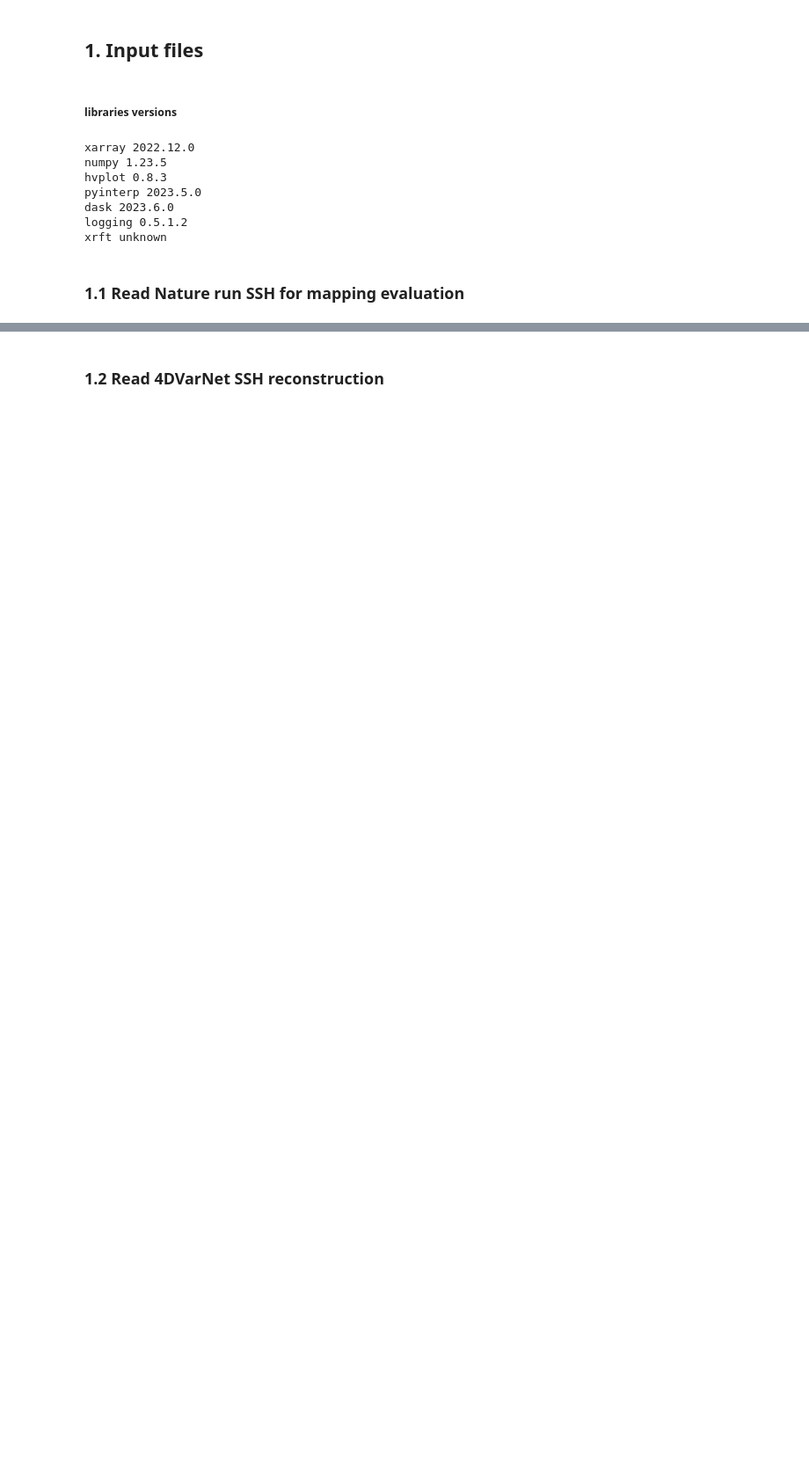
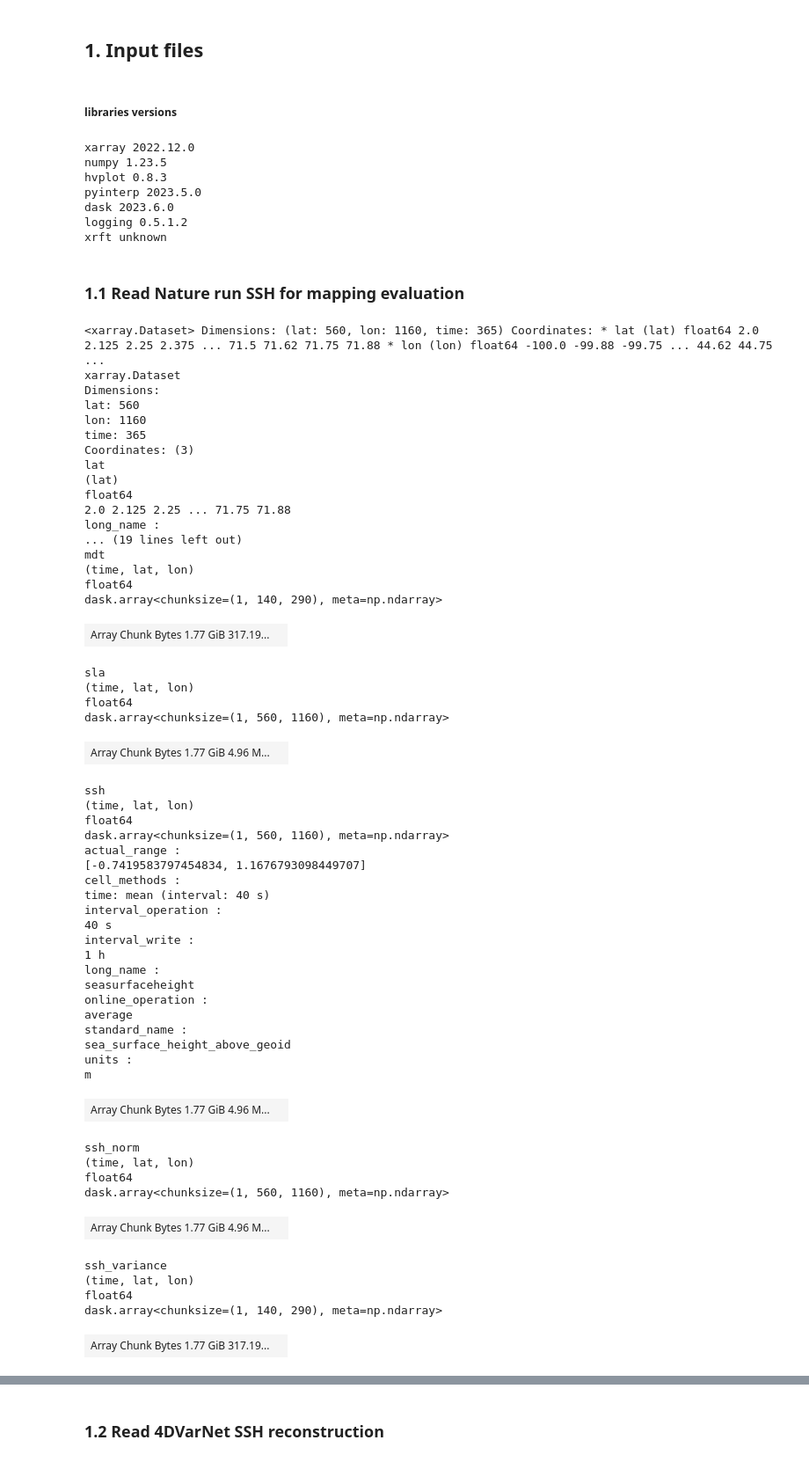
Before and after one commit to ocean-data-challenges/2023_SSH_mapping_train_eNATL60_test_NATL60-, a Jupyter notebook: notebooks/eval_4dvarnet.ipynb, the cells around one changed output, grey strips where cells are left out. Shown at 88% size. Drawn from its saved outputs; the diff is of its cells as text; code cells hidden in the pictures; blank space fills up the shorter version.

```diff
--- a/notebooks/eval_4dvarnet.ipynb
+++ b/notebooks/eval_4dvarnet.ipynb
@@ -57,3 +57,60 @@ if not os.path.exists('../ds_ref/ds_ref_1_8.nc'):
     !wget -O ../ds_ref/ds_ref_1_8.nc https://s3.eu-central-1.wasabisys.com/melody/data_challenge_Daniel_Guillaume/public/dc_ref/eNATL60-BLB002-daily-reg-1_8.nc
 ds_ref = xr.open_dataset('../ds_ref/ds_ref_1_8.nc')
 ds_ref
+# %%
+ds_ref
+# %% [output]
+<xarray.Dataset> Dimensions: (lat: 560, lon: 1160, time: 365) Coordinates: * lat (lat) float64 2.0 2.125 2.25 2.375 ... 71.5 71.62 71.75 71.88 * lon (lon) float64 -100.0 -99.88 -99.75 ... 44.62 44.75  ...
+xarray.Dataset
+Dimensions:
+lat: 560
+lon: 1160
+time: 365
+Coordinates: (3)
+lat
+(lat)
+float64
+2.0 2.125 2.25 ... 71.75 71.88
+long_name :
+... (19 lines left out)
+mdt
+(time, lat, lon)
+float64
+dask.array<chunksize=(1, 140, 290), meta=np.ndarray>
+| Array Chunk Bytes 1.77 GiB 317.19... |  |
+sla
+(time, lat, lon)
+float64
+dask.array<chunksize=(1, 560, 1160), meta=np.ndarray>
+| Array Chunk Bytes 1.77 GiB 4.96 M... |  |
+ssh
+(time, lat, lon)
+float64
+dask.array<chunksize=(1, 560, 1160), meta=np.ndarray>
+actual_range :
+[-0.7419583797454834, 1.1676793098449707]
+cell_methods :
+time: mean (interval: 40 s)
+interval_operation :
+40 s
+interval_write :
+1 h
+long_name :
+seasurfaceheight
+online_operation :
+average
+standard_name :
+sea_surface_height_above_geoid
+units :
+m
+| Array Chunk Bytes 1.77 GiB 4.96 M... |  |
+ssh_norm
+(time, lat, lon)
+float64
+dask.array<chunksize=(1, 560, 1160), meta=np.ndarray>
+| Array Chunk Bytes 1.77 GiB 4.96 M... |  |
+ssh_variance
+(time, lat, lon)
+float64
+dask.array<chunksize=(1, 140, 290), meta=np.ndarray>
+| Array Chunk Bytes 1.77 GiB 317.19... |  |
```
Also changed, not shown: parts of 10 cells of this notebook.
